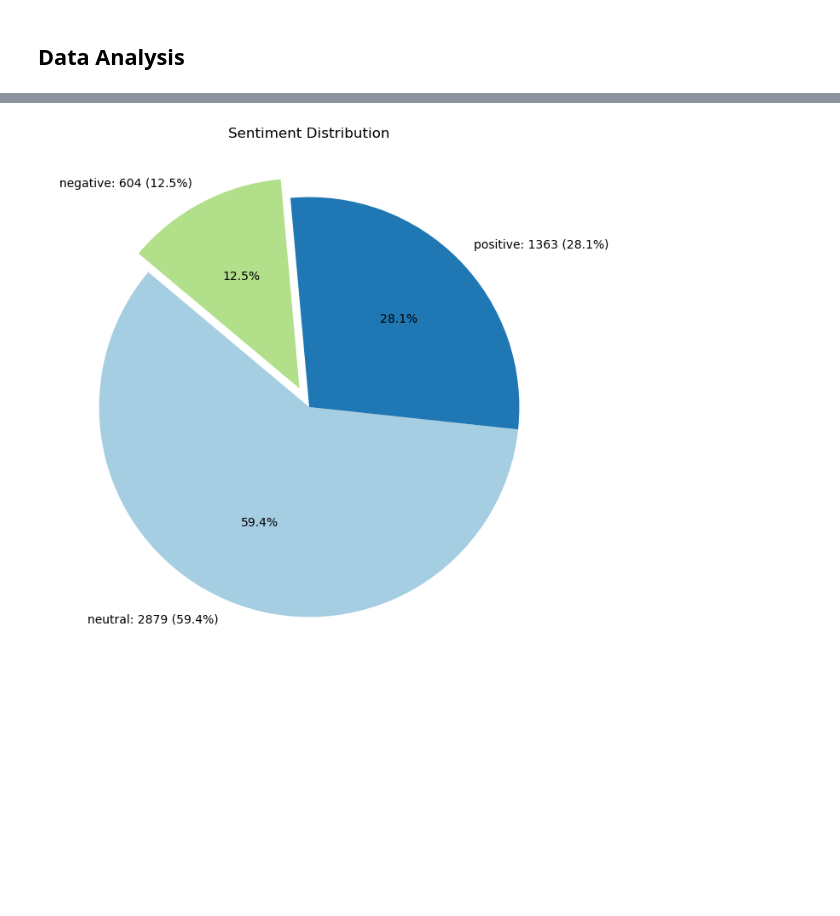
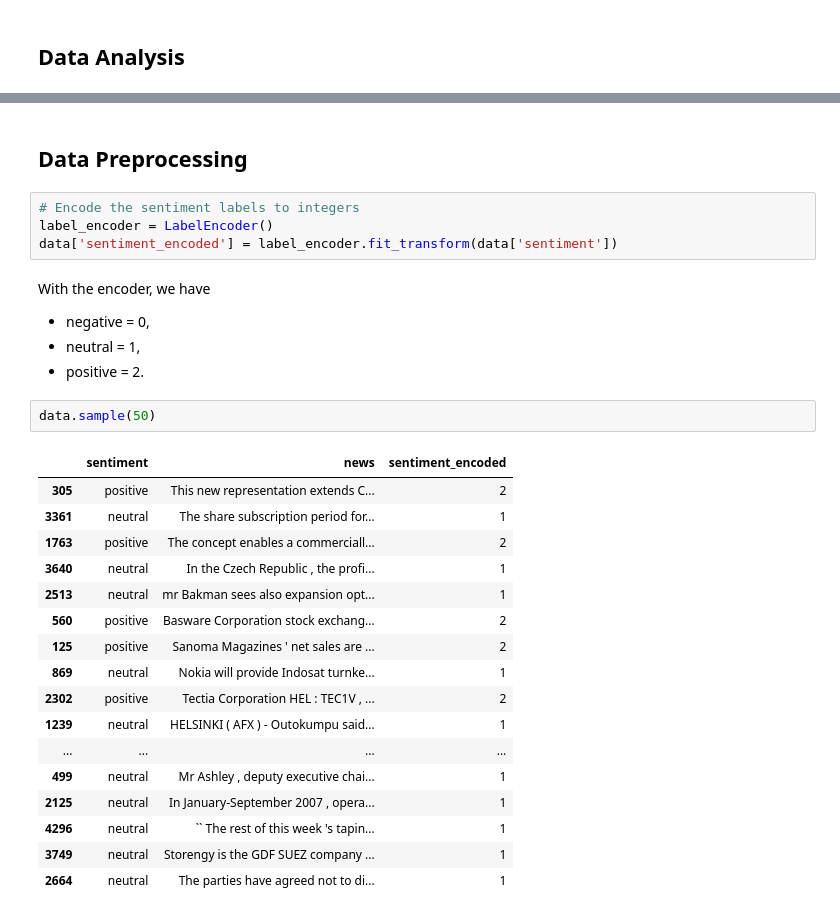
Before and after one commit to olusegunajibola/MAS-sentiment-analysis, a Jupyter notebook: sent_analysis/sentiment_analysis.ipynb, the cells around one changed output, grey strips where cells are left out. Drawn from its saved outputs; the diff is of its cells as text; blank space fills up the shorter version.

```diff
--- a/sent_analysis/sentiment_analysis.ipynb
+++ b/sent_analysis/sentiment_analysis.ipynb
@@ -85,3 +99,31 @@ plt.show()
+# %% [markdown]
+## Data Preprocessing
 # %%
+# Encode the sentiment labels to integers
+label_encoder = LabelEncoder()
+data['sentiment_encoded'] = label_encoder.fit_transform(data['sentiment'])
-# %% [output]
-[figure, removed]
+# %% [markdown]
+With the encoder, we have
+- negative = 0,
+- neutral = 1,
+- positive = 2.
+# %%
+data.sample(50)
+# %% [output]
+|  | sentiment | news | sentiment_encoded |
+| 305 | positive | This new representation extends C... | 2 |
+| 3361 | neutral | The share subscription period for... | 1 |
+| 1763 | positive | The concept enables a commerciall... | 2 |
+| 3640 | neutral | In the Czech Republic , the profi... | 1 |
+| 2513 | neutral | mr Bakman sees also expansion opt... | 1 |
+| 560 | positive | Basware Corporation stock exchang... | 2 |
+| 125 | positive | Sanoma Magazines ' net sales are ... | 2 |
+| 869 | neutral | Nokia will provide Indosat turnke... | 1 |
+| 2302 | positive | Tectia Corporation HEL : TEC1V , ... | 2 |
+| 1239 | neutral | HELSINKI ( AFX ) - Outokumpu said... | 1 |
+| ... | ... | ... | ... |
+| 499 | neutral | Mr Ashley , deputy executive chai... | 1 |
+| 2125 | neutral | In January-September 2007 , opera... | 1 |
+| 4296 | neutral | `` The rest of this week 's tapin... | 1 |
+| 3749 | neutral | Storengy is the GDF SUEZ company ... | 1 |
+| 2664 | neutral | The parties have agreed not to di... | 1 |
```
Also changed, not shown: parts of 15 cells of this notebook, 1 other file.
